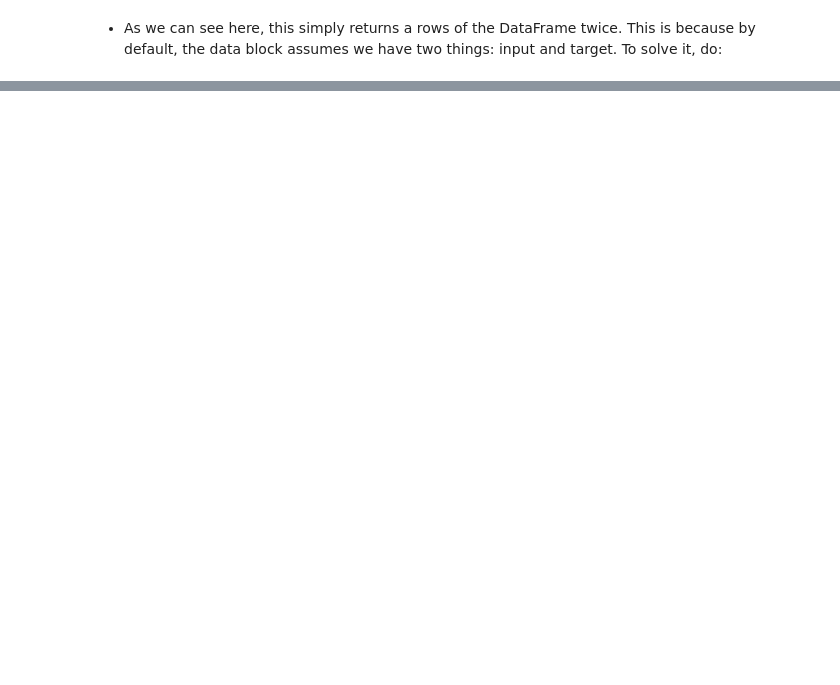
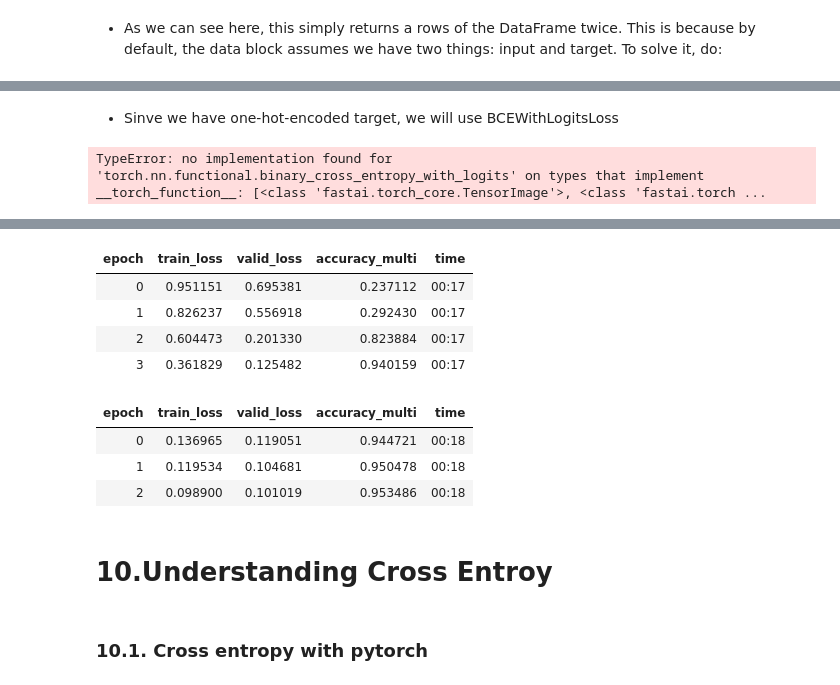
Before and after one commit to lethaimai/jeremy_deep, a Jupyter notebook: Chapters/6_chapter/Multi_label_classification.ipynb, the cells around one changed output, grey strips where cells are left out. Saved outputs shown, nothing was run; the diff lists cells and outputs as text; code cells hidden in the pictures; blank space fills up the shorter version.

Commit message:
muti_label_jup

```diff
--- a/Chapters/6_chapter/Multi_label_classification.ipynb
+++ b/Chapters/6_chapter/Multi_label_classification.ipynb
@@ -52,0 +63,6 @@ dsets
+# %%
+def get_x(r):
+    return (path/'train'/r['fname'])
+
+def get_y(r):
+    return r['labels'].split(' ') # using split() as we maybe have more than 2 classes in an image
@@ -52,0 +104,6 @@ dsets
+# %%
+def splitter(df):
+    # Taking the index of all not valid samples and create a list of these indexes
+    train= df.index[~df['is_valid']].tolist()
+    valid= df.index[df['is_valid']].tolist()
+    return train, valid
@@ -52,0 +139,10 @@ dsets
+# %%
+# step 1: Create a DataBlock object
+dblock= DataBlock(blocks= [ImageBlock, MultiCategoryBlock],
+                  splitter= splitter,
+                  get_x= get_x,
+                  get_y= get_y,
+                  item_tfms= RandomResizedCrop(128, min_scale= 0.35))
+
+# Step 2: Converting into dataloaders
+dls= dblock.dataloaders(df)
@@ -52,0 +194,17 @@ dsets
+# %% [markdown]
+* Sinve we have one-hot-encoded target, we will use BCEWithLogitsLoss
+# %%
+loss_func = nn.BCEWithLogitsLoss()
+loss = loss_func(activs, y)
+loss
+# %% [output]
+TypeError: no implementation found for 'torch.nn.functional.binary_cross_entropy_with_logits' on types that implement __torch_function__: [<class 'fastai.torch_core.TensorImage'>, <class 'fastai.torch ...
+# %%
+def accuracy_multi(inp, targ, thresh=0.5, sigmoid=True):
+    "Compute accuracy when `inp` and `targ` are the same size."
+    if sigmoid: inp = inp.sigmoid()
+    return ((inp>thresh)==targ.bool()).float().mean()
+# %%
+learn = vision_learner(dls, resnet50, metrics=partial(accuracy_multi, thresh=0.2))
+learn.fine_tune(3, base_lr=3e-3, freeze_epochs=4)
+# %% [output]
@@ -52,0 +212,13 @@ dsets
+| epoch | train_loss | valid_loss | accuracy_multi | time |
+| 0 | 0.951151 | 0.695381 | 0.237112 | 00:17 |
+| 1 | 0.826237 | 0.556918 | 0.292430 | 00:17 |
+| 2 | 0.604473 | 0.201330 | 0.823884 | 00:17 |
+| 3 | 0.361829 | 0.125482 | 0.940159 | 00:17 |
+| epoch | train_loss | valid_loss | accuracy_multi | time |
+| 0 | 0.136965 | 0.119051 | 0.944721 | 00:18 |
+| 1 | 0.119534 | 0.104681 | 0.950478 | 00:18 |
+| 2 | 0.098900 | 0.101019 | 0.953486 | 00:18 |
+# %% [markdown]
+# 10.Understanding Cross Entroy
+# %% [markdown]
+### 10.1. Cross entropy with pytorch
```
Also changed, not shown: parts of 41 cells of this notebook.
